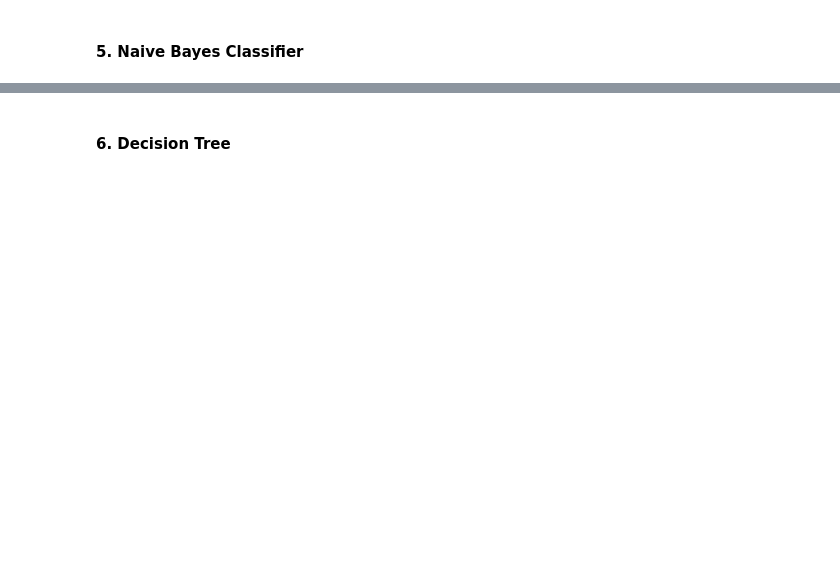
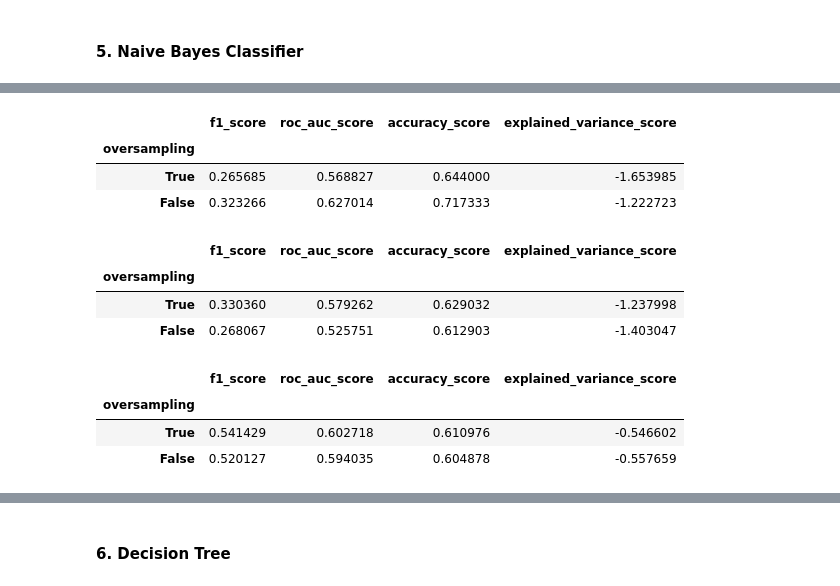
Before and after one commit to CS-433/cs-433-project-2-cough_classifier, a Jupyter notebook: src/notebooks/grid_search_classical/grid_search_no_no_metadata.ipynb, the cells around one changed output, grey strips where cells are left out. Drawn from its saved outputs; the diff is of its cells as text; code cells hidden in the pictures; blank space fills up the shorter version.

```diff
--- a/src/notebooks/grid_search_classical/grid_search_no_no_metadata.ipynb
+++ b/src/notebooks/grid_search_classical/grid_search_no_no_metadata.ipynb
@@ -310,6 +309,21 @@ nb_results_2 = hyperparameter_tuning_cv(
     model='naive_bayes', data=X_no_e_2, labels=y_no_e_2, cv_k=5, params=NAIVE_BAYES_PARAMS)
 nb_results_3 = hyperparameter_tuning_cv(
     model='naive_bayes', data=X_no_e_3, labels=y_no_e_3, cv_k=5, params=NAIVE_BAYES_PARAMS)
+# %%
+display(nb_results_1, nb_results_2, nb_results_3)
+# %% [output]
+|  | f1_score | roc_auc_score | accuracy_score | explained_variance_score |
+| oversampling |  |  |  |  |
+| True | 0.265685 | 0.568827 | 0.644000 | -1.653985 |
+| False | 0.323266 | 0.627014 | 0.717333 | -1.222723 |
+|  | f1_score | roc_auc_score | accuracy_score | explained_variance_score |
+| oversampling |  |  |  |  |
+| True | 0.330360 | 0.579262 | 0.629032 | -1.237998 |
+| False | 0.268067 | 0.525751 | 0.612903 | -1.403047 |
+|  | f1_score | roc_auc_score | accuracy_score | explained_variance_score |
+| oversampling |  |  |  |  |
+| True | 0.541429 | 0.602718 | 0.610976 | -0.546602 |
+| False | 0.520127 | 0.594035 | 0.604878 | -0.557659 |
 # %%
 best_nb_1 = nb_results_1.iloc[[
     nb_results_1.reset_index()['roc_auc_score'].idxmax()]]
```
Also changed, not shown: parts of 28 cells of this notebook, 27 other files.
